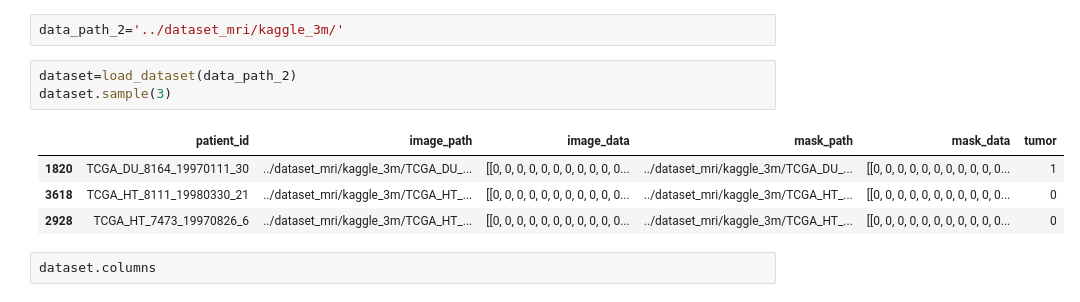
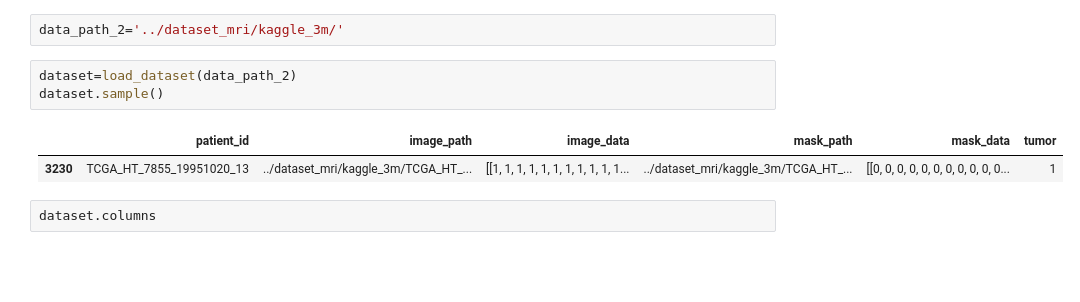
Before and after one commit to MarionSauvage/DL_Project_CS, a Jupyter notebook: notebook_marion.ipynb, the cells around one changed output. Saved outputs shown, nothing was run; the diff lists cells and outputs as text; blank space fills up the shorter version.

```diff
--- a/notebook_marion.ipynb
+++ b/notebook_marion.ipynb
@@ -73,12 +73,10 @@ dataset_1.head()
 data_path_2='../dataset_mri/kaggle_3m/'
 # %%
 dataset=load_dataset(data_path_2)
-dataset.sample(3)
+dataset.sample()
 # %% [output]
 |  | patient_id | image_path | image_data | mask_path | mask_data | tumor |
-| 1820 | TCGA_DU_8164_19970111_30 | ../dataset_mri/kaggle_3m/TCGA_DU_... | [[0, 0, 0, 0, 0, 0, 0, 0, 0, 0, 0... | ../dataset_mri/kaggle_3m/TCGA_DU_... | [[0, 0, 0, 0, 0, 0, 0, 0, 0, 0, 0... | 1 |
-| 3618 | TCGA_HT_8111_19980330_21 | ../dataset_mri/kaggle_3m/TCGA_HT_... | [[0, 0, 0, 0, 0, 0, 0, 0, 0, 0, 0... | ../dataset_mri/kaggle_3m/TCGA_HT_... | [[0, 0, 0, 0, 0, 0, 0, 0, 0, 0, 0... | 0 |
-| 2928 | TCGA_HT_7473_19970826_6 | ../dataset_mri/kaggle_3m/TCGA_HT_... | [[0, 0, 0, 0, 0, 0, 0, 0, 0, 0, 0... | ../dataset_mri/kaggle_3m/TCGA_HT_... | [[0, 0, 0, 0, 0, 0, 0, 0, 0, 0, 0... | 0 |
+| 3230 | TCGA_HT_7855_19951020_13 | ../dataset_mri/kaggle_3m/TCGA_HT_... | [[1, 1, 1, 1, 1, 1, 1, 1, 1, 1, 1... | ../dataset_mri/kaggle_3m/TCGA_HT_... | [[0, 0, 0, 0, 0, 0, 0, 0, 0, 0, 0... | 1 |
 # %%
 dataset.columns
 # %% [output]
```
Also changed, not shown: parts of 6 cells of this notebook, 1 other file.
